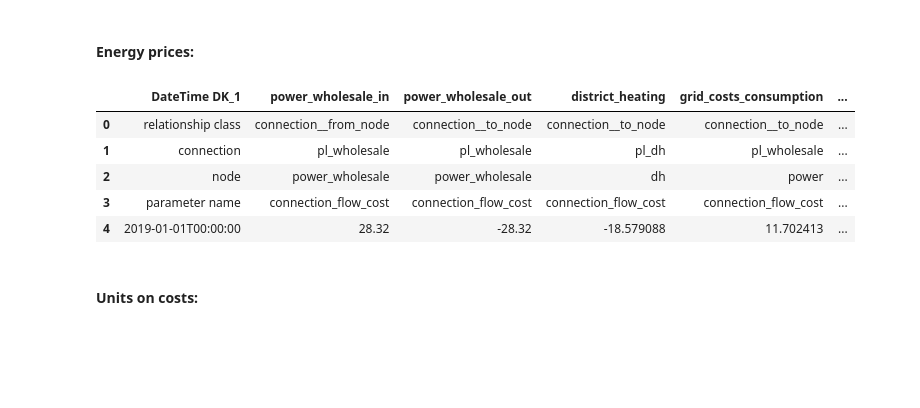
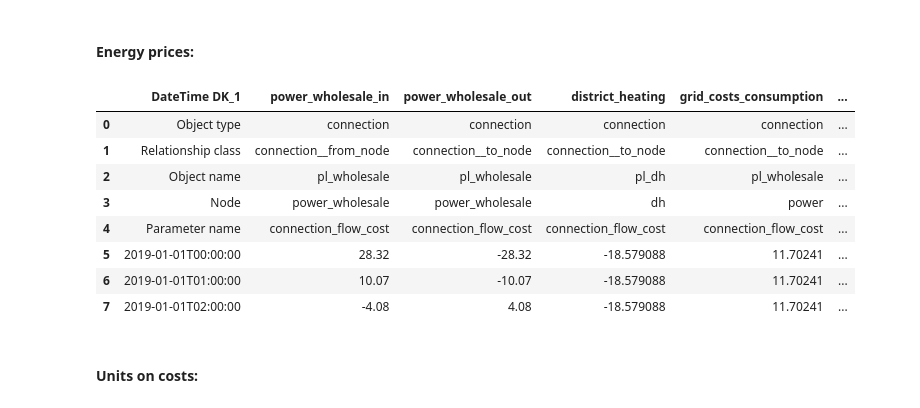
Before and after one commit to CSEI-EU/Nord_H2ub, a Jupyter notebook: spine_projects/01_input_data/00_functions/data_preparation_nord_h2ub_spine.ipynb, the cells around one changed output. Drawn from its saved outputs; the diff is of its cells as text; code cells hidden in the pictures; blank space fills up the shorter version.

Commit message:
In/Output costs in separate input df

```diff
--- a/spine_projects/01_input_data/00_functions/data_preparation_nord_h2ub_spine.ipynb
+++ b/spine_projects/01_input_data/00_functions/data_preparation_nord_h2ub_spine.ipynb
@@ -77,6 +77,7 @@ PV_data_availabilityfactors = 'Availabilities Renewables/PV_availability_factors
 Wind_data_availabilityfactors = 'Availabilities Renewables/Wind_availability_factors_' + area + '.csv'
 data_powerprices = 'Energy Prices/Day_ahead_prices.xlsx'
 grid_costs = '/Energy Prices/grid_costs.xlsx'
+other_costs = '/Energy Prices/other_inout_costs.xlsx'
 
 # Output data
 output_file_name = product + '_Input_prepared.xlsx'
@@ -117,6 +118,7 @@ df_powerprices_values = df_powerprices_total_values[['HourDK', str(area)]].copy(
 df_grid_costs = pd.read_excel(excel_file_path + grid_costs)
 
 # District heating prices
+df_other_costs = pd.read_excel(excel_file_path + other_costs, index_col = None)
 df_district_heating_price = pd.read_excel(excel_file_path + distric_heating_price_file, sheet_name='Price_Cap_Calculation', index_col=None)
 
 # Investment costs
@@ -1370,10 +1374,10 @@ scaling_factor = np.sqrt(desired_variance / current_variance)
 df_powerprices_values[str(area)] = mean + (df_powerprices_values[str(area)] - mean) * scaling_factor
 # %%
 # Create table
-column_names_2 = {'DateTime ' + area: ['relationship class','connection','node','parameter name'],
-                'power_wholesale_in': ['connection__from_node','pl_wholesale','power_wholesale','connection_flow_cost'],
-                'power_wholesale_out': ['connection__to_node','pl_wholesale','power_wholesale','connection_flow_cost'],
-                'district_heating': ['connection__to_node','pl_dh','dh','connection_flow_cost']}
+column_names_2 = {'DateTime ' + area: ['Object type', 'Relationship class','Object name','Node','Parameter name'],
+                'power_wholesale_in': ['connection','connection__from_node','pl_wholesale','power_wholesale','connection_flow_cost'],
+                'power_wholesale_out': ['connection','connection__to_node','pl_wholesale','power_wholesale','connection_flow_cost'],
+                'district_heating': ['connection','connection__to_node','pl_dh','dh','connection_flow_cost']}
 df_blank_table_2 = pd.DataFrame(column_names_2, index=None)
 
 # Add values
@@ -1382,7 +1386,9 @@ df_temp_2 = pd.DataFrame(columns=['DateTime ' + area, 'power_wholesale_in', 'pow
 df_temp_2['DateTime ' + area] = df_time
 df_temp_2['power_wholesale_in'] = price_level_power * df_powerprices_values[str(area)]
 df_temp_2['power_wholesale_out'] = -1 * price_level_power * df_powerprices_values[str(area)]
-df_temp_2['district_heating'] = -1 * df_district_heating_price[str(year)].loc[2] * share_of_dh_price_cap
+
+value_dh = df_other_costs[df_other_costs.iloc[:, 0] == 'district_heating'].iloc[0, 2]
+df_temp_2['district_heating'] = -1 * value_dh * share_of_dh_price_cap
 
 df_table_2 = pd.concat([df_blank_table_2, df_temp_2], ignore_index=True)
 
@@ -1392,30 +1398,33 @@ if 'Grid' not in powers:
 # %%
 # Add grid costs for consumption and production
 if 'Grid' in powers:
     # Create table
-    column_names_3 = {'grid_costs_consumption': ['connection__to_node', 'pl_wholesale', 'power', 'connection_flow_cost'],
-                 'grid_costs_production': ['connection__from_node', 'pl_wholesale', 'power', 'connection_flow_cost']}
+    column_names_3 = {'grid_costs_consumption': ['connection', 'connection__to_node', 'pl_wholesale', 'power', 'connection_flow_cost'],
+                 'grid_costs_production': ['connection', 'connection__from_node', 'pl_wholesale', 'power', 'connection_flow_cost']}
     df_blank_table_3 = pd.DataFrame(column_names_3, index=None)
 
     # Add values
-    df_temp_3 = pd.DataFrame(columns=['Grid_costs_consumption', 'Grid_costs_production'])
+    df_temp_3 = pd.DataFrame(columns=['grid_costs_consumption', 'grid_costs_production'])
 
-    df_temp_3['grid_costs_consumption'] = df_grid_costs['consumption costs']
-    df_temp_3['grid_costs_production'] = df_grid_costs['production costs']
+    df_temp_3['grid_costs_consumption'] = [df_other_costs[df_other_costs.iloc[:, 0] == 'grid_out'].iloc[0, 2]] * len(df_time)
+    df_temp_3['grid_costs_production'] = df_other_costs[df_other_costs.iloc[:, 0] == 'grid_in'].iloc[0, 2]
 
     df_table_3 = pd.concat([df_blank_table_3, df_temp_3], ignore_index = True)
 
     # Merge all energy prices
     df_energy_prices = pd.concat([df_table_2, df_table_3], axis = 1)
 else:
     df_energy_prices = df_table_2
 
 # Show table head for control
-df_energy_prices.head()
+df_energy_prices.head(8)
 # %% [output]
 |  | DateTime DK_1 | power_wholesale_in | power_wholesale_out | district_heating | grid_costs_consumption | ... |
-| 0 | relationship class | connection__from_node | connection__to_node | connection__to_node | connection__to_node | ... |
-| 1 | connection | pl_wholesale | pl_wholesale | pl_dh | pl_wholesale | ... |
-| 2 | node | power_wholesale | power_wholesale | dh | power | ... |
-| 3 | parameter name | connection_flow_cost | connection_flow_cost | connection_flow_cost | connection_flow_cost | ... |
-| 4 | 2019-01-01T00:00:00 | 28.32 | -28.32 | -18.579088 | 11.702413 | ... |
+| 0 | Object type | connection | connection | connection | connection | ... |
+| 1 | Relationship class | connection__from_node | connection__to_node | connection__to_node | connection__to_node | ... |
+| 2 | Object name | pl_wholesale | pl_wholesale | pl_dh | pl_wholesale | ... |
+| 3 | Node | power_wholesale | power_wholesale | dh | power | ... |
+| 4 | Parameter name | connection_flow_cost | connection_flow_cost | connection_flow_cost | connection_flow_cost | ... |
+| 5 | 2019-01-01T00:00:00 | 28.32 | -28.32 | -18.579088 | 11.70241 | ... |
+| 6 | 2019-01-01T01:00:00 | 10.07 | -10.07 | -18.579088 | 11.70241 | ... |
+| 7 | 2019-01-01T02:00:00 | -4.08 | 4.08 | -18.579088 | 11.70241 | ... |
```
Also changed, not shown: parts of 4 cells of this notebook, 14 other files.
